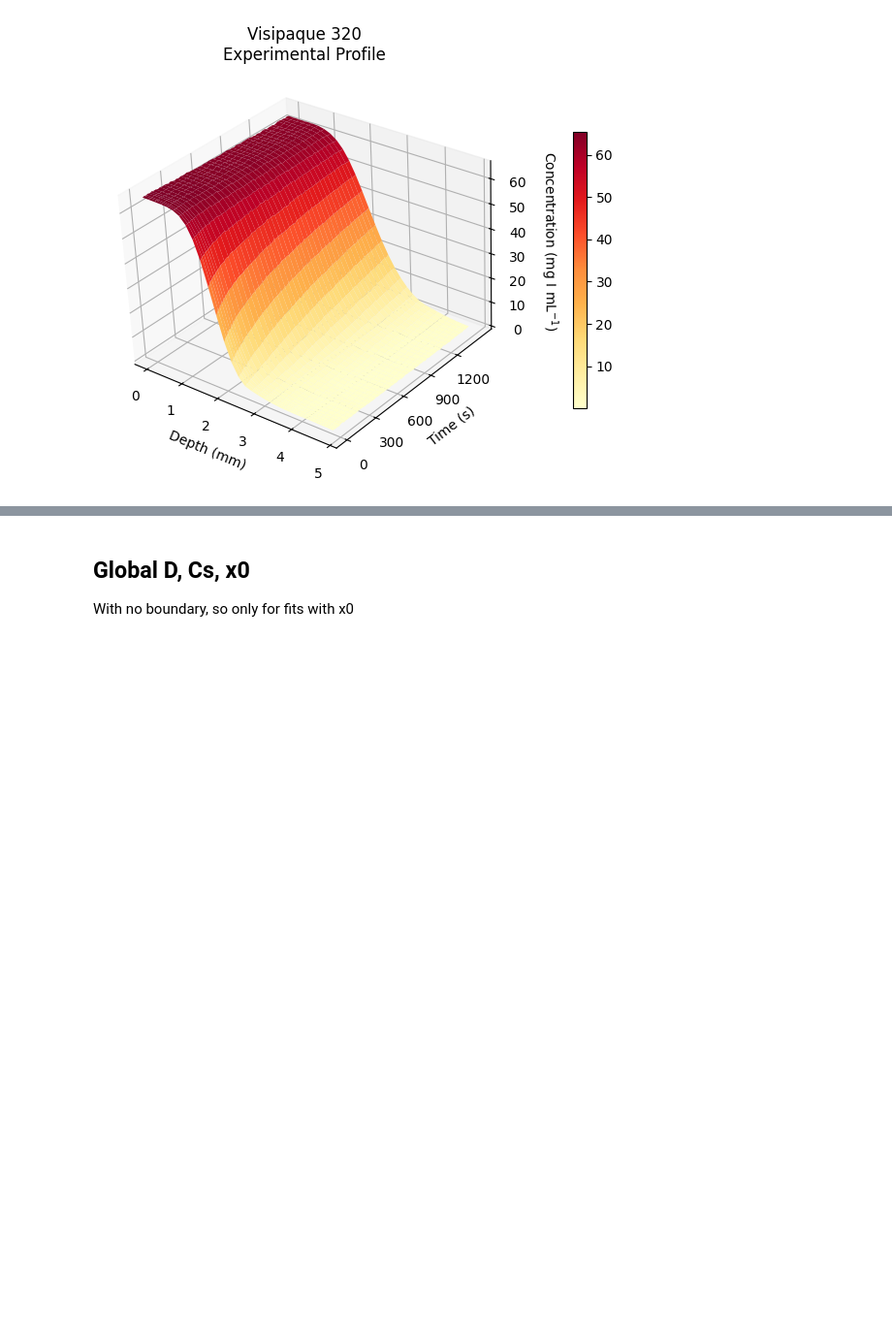
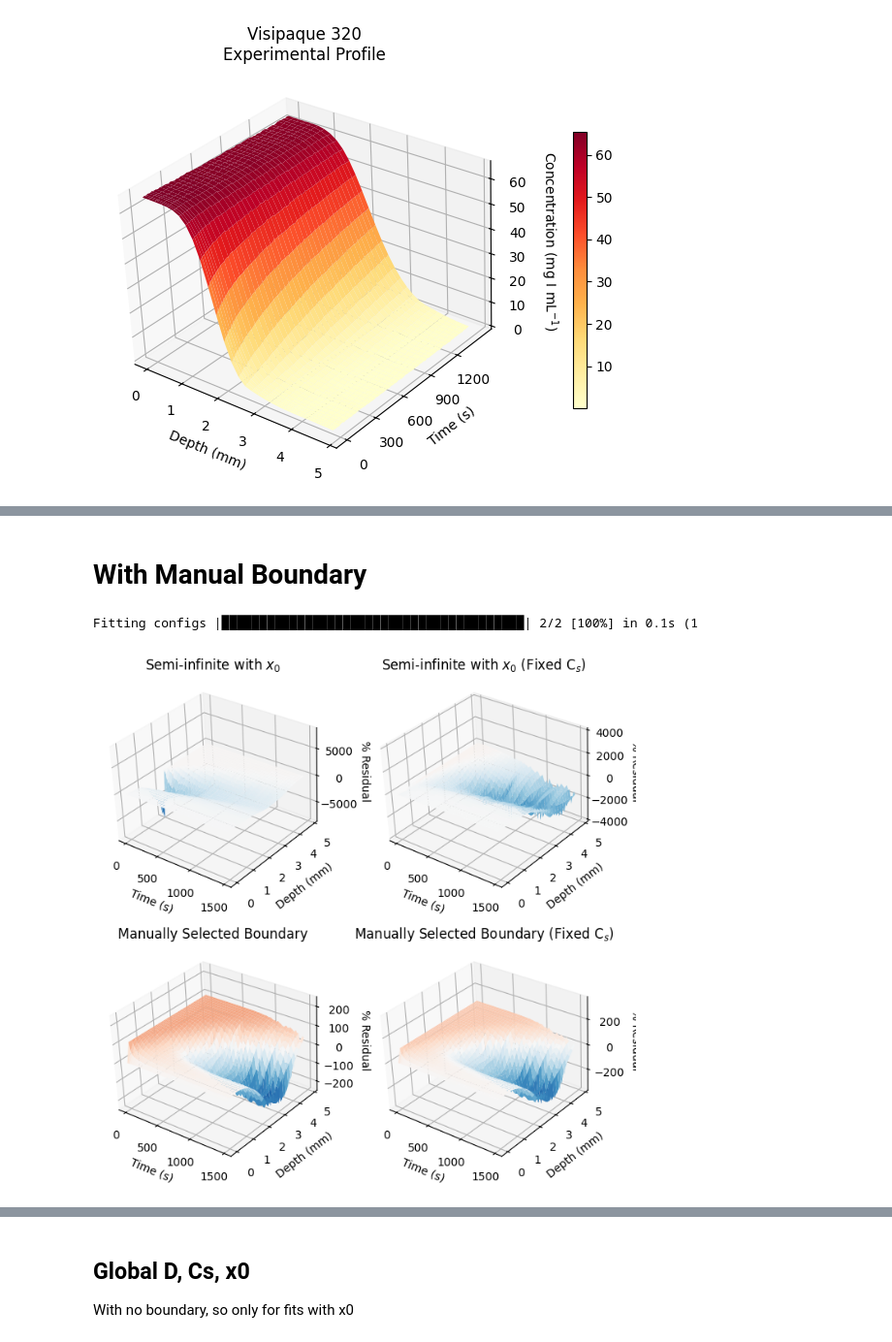
Before and after one commit to isaackh28/diff_tests, a Jupyter notebook: notebook_1.ipynb, the cells around one changed output, grey strips where cells are left out. Shown at 97% size. Cells and saved outputs as stored; diff of their text form; code cells hidden in the pictures; blank space fills up the shorter version.

```diff
--- a/notebook_1.ipynb
+++ b/notebook_1.ipynb
@@ -89,0 +233,2 @@ plt.show()
+# %% [markdown]
+# With Manual Boundary
@@ -89,0 +273,9 @@ plt.show()
+# %%
+results_semi = []
+with alive_bar(len(configs_b), title = "Fitting configs", force_tty = True) as bar:
+    for cfg in configs_b:
+        result = fitting.fit_diffusion(conc_b, depth_b, time_b, cfg)
+        results_semi.append(result)
+        bar()
+# %% [output]
+Fitting configs |████████████████████████████████████████| 2/2 [100%] in 0.1s (1
@@ -89,0 +317,26 @@ plt.show()
+# %%
+import matplotlib.colors as colors
+fig, ax = plt.subplots(2, 2, subplot_kw = {"projection": "3d"}, figsize = (8, 8))
+
+ax = ax.flatten()
+#max_val = np.nanmax(abs(np.concatenate(residuals)))
+#norm = colors.TwoSlopeNorm(vcenter = 0.0, vmin = -max_val, vmax = max_val)
+
+for i, res in enumerate(residuals):
+    depth_mesh, time_mesh = np.meshgrid(depth_combined[i], time_combined[i])
+    norm = colors.TwoSlopeNorm(vcenter = 0.0,
+                               vmin = -np.nanmax(abs(res)),
+                               vmax = np.nanmax(abs(res)))
+    surf = ax[i].plot_surface(time_mesh, depth_mesh, res,
+                              linewidth = 0, cmap = "RdBu_r",
+                              norm = norm)
+    ax[i].view_init(elev = 30, azim = -50, roll = 3)
+    ax[i].set_ylabel("Depth (mm)")
+    ax[i].set_xlabel("Time (s)")
+    ax[i].set_zlabel("% Residual")
+    ax[i].set_zlim(-np.nanmax(abs(res)), np.nanmax(abs(res)))
+    ax[i].set_title(titles_combined[i])
+
+plt.show()
+# %% [output]
+[figure, added]
```
Also changed, not shown: parts of 35 cells of this notebook, 1 other file.
